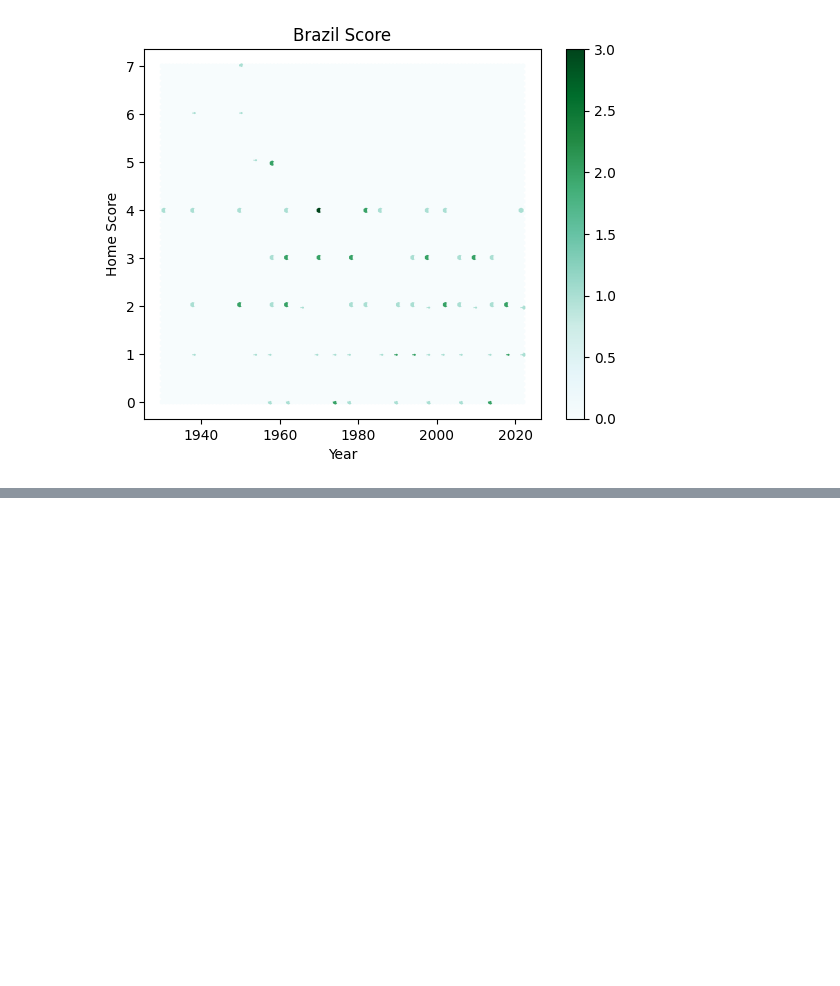
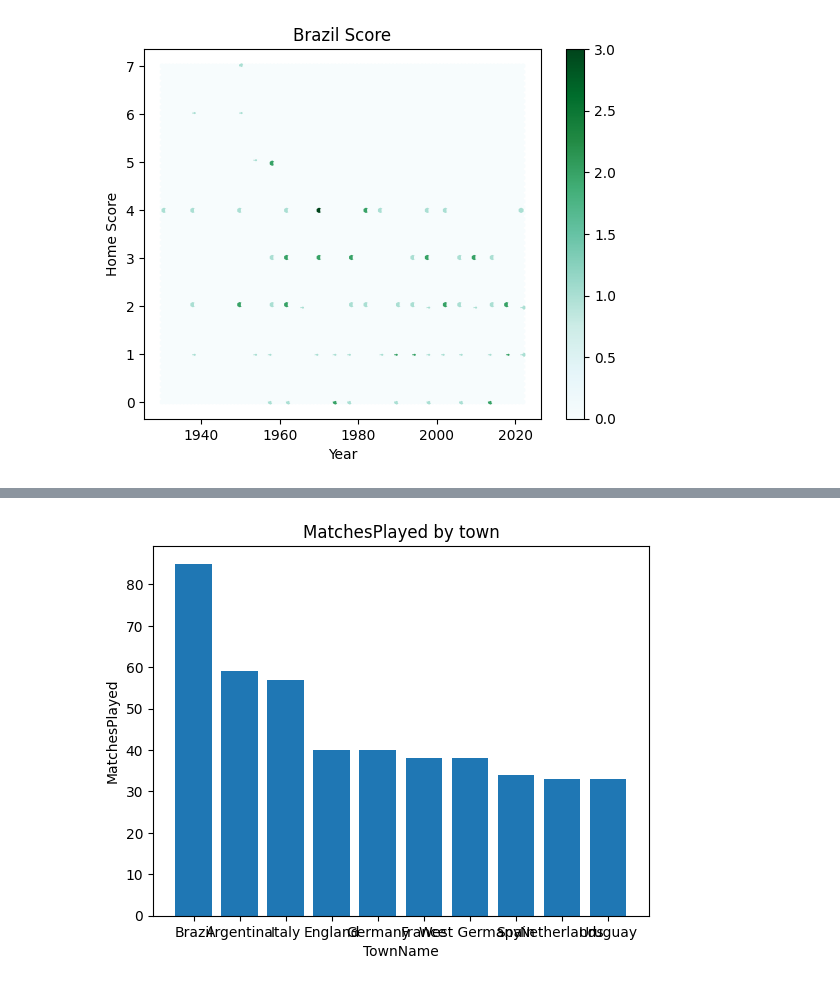
Before and after one commit to tejaswininridegree/Python-basics-, a Jupyter notebook: Data_Visualization_Using_Pandas.ipynb, the cells around one changed output, grey strips where cells are left out. Saved outputs shown, nothing was run; the diff lists cells and outputs as text; code cells hidden in the pictures; blank space fills up the shorter version.

```diff
--- a/Data_Visualization_Using_Pandas.ipynb
+++ b/Data_Visualization_Using_Pandas.ipynb
@@ -202,0 +286,8 @@ plt.show()
+# %%
+plt.bar(townName, matchesPlayed)
+plt.xlabel('TownName')
+plt.ylabel('MatchesPlayed')
+plt.title('MatchesPlayed by town')
+plt.show()
+# %% [output]
+[figure, added]
```
Also changed, not shown: parts of 77 cells of this notebook.
